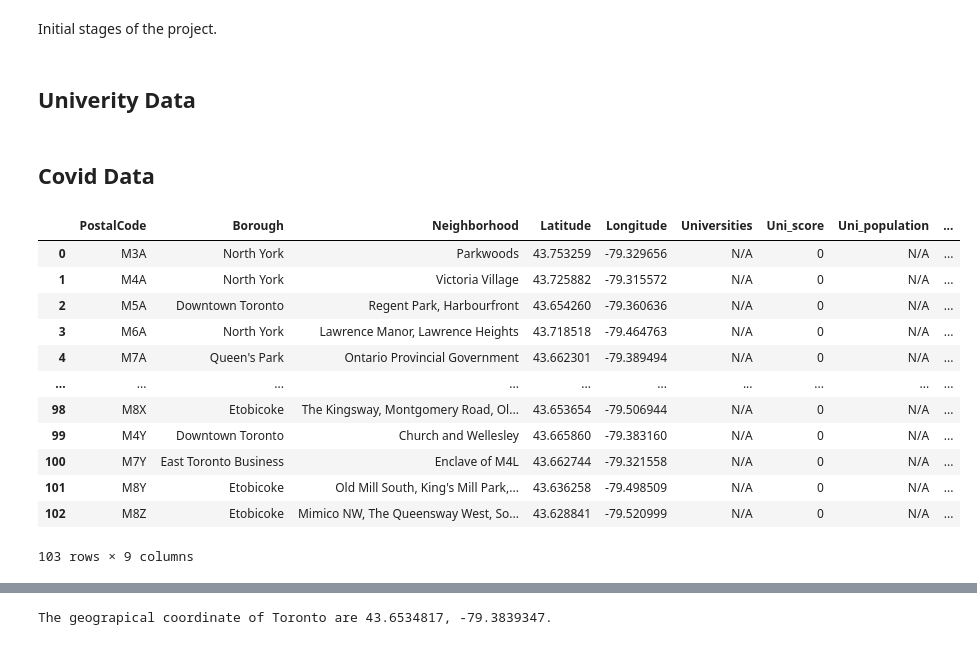
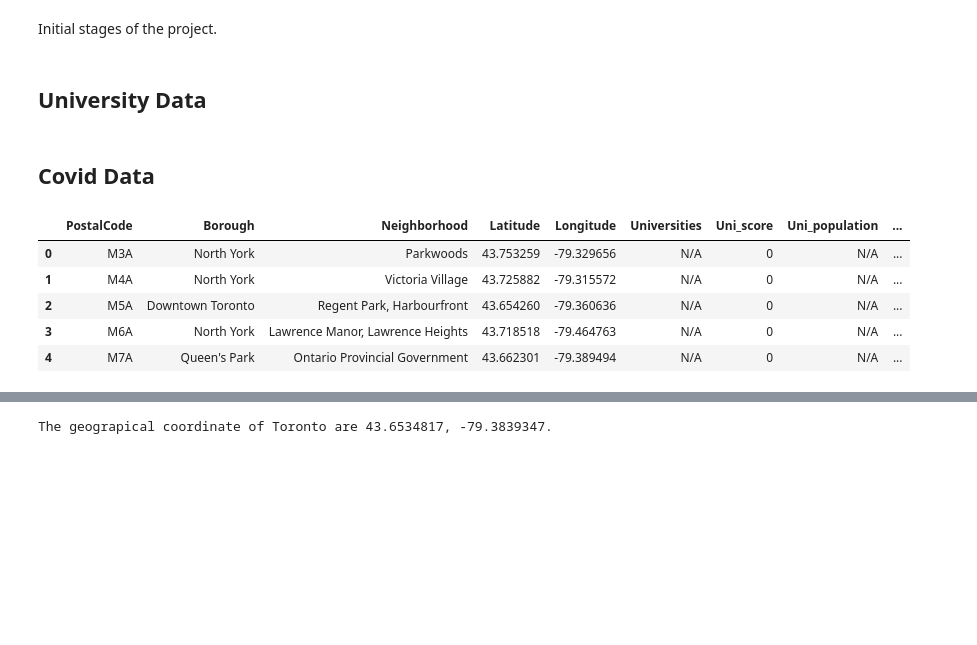
Before and after one commit to DLinthorne/Consumer-Segmentation, a Jupyter notebook: Project.ipynb, the cells around one changed output, grey strips where cells are left out. Cells and saved outputs as stored; diff of their text form; code cells hidden in the pictures; blank space fills up the shorter version.

```diff
--- a/Project.ipynb
+++ b/Project.ipynb
@@ -60,7 +58,7 @@ geo_data.rename(columns={"Postal Code": "PostalCode"}, inplace=True)
 
 toronto_borough = df.merge(geo_data, on=["PostalCode"])
 # %% [markdown]
-## Univerity Data
+## University Data
 # %%
 uni_data = pd.read_csv("Universities.csv")
 uni_data
@@ -104,21 +102,14 @@ toronto_borough['Covid_cases'] = normalized_covid
 
 #toronto_borough = toronto_borough[toronto_borough['Borough'].str.contains('Toronto', na=False)].reset_index(drop=True)
 # %%
-toronto_borough
+toronto_borough.head()
 # %% [output]
 |  | PostalCode | Borough | Neighborhood | Latitude | Longitude | Universities | Uni_score | Uni_population | ... |
 | 0 | M3A | North York | Parkwoods | 43.753259 | -79.329656 | N/A | 0 | N/A | ... |
 | 1 | M4A | North York | Victoria Village | 43.725882 | -79.315572 | N/A | 0 | N/A | ... |
 | 2 | M5A | Downtown Toronto | Regent Park, Harbourfront | 43.654260 | -79.360636 | N/A | 0 | N/A | ... |
 | 3 | M6A | North York | Lawrence Manor, Lawrence Heights | 43.718518 | -79.464763 | N/A | 0 | N/A | ... |
 | 4 | M7A | Queen's Park | Ontario Provincial Government | 43.662301 | -79.389494 | N/A | 0 | N/A | ... |
-| ... | ... | ... | ... | ... | ... | ... | ... | ... | ... |
-| 98 | M8X | Etobicoke | The Kingsway, Montgomery Road, Ol... | 43.653654 | -79.506944 | N/A | 0 | N/A | ... |
-| 99 | M4Y | Downtown Toronto | Church and Wellesley | 43.665860 | -79.383160 | N/A | 0 | N/A | ... |
-| 100 | M7Y | East Toronto Business | Enclave of M4L | 43.662744 | -79.321558 | N/A | 0 | N/A | ... |
-| 101 | M8Y | Etobicoke | Old Mill South, King's Mill Park,... | 43.636258 | -79.498509 | N/A | 0 | N/A | ... |
-| 102 | M8Z | Etobicoke | Mimico NW, The Queensway West, So... | 43.628841 | -79.520999 | N/A | 0 | N/A | ... |
-103 rows × 9 columns
 # %%
 toronto_with_uni = toronto_borough.loc[toronto_borough['Uni_score'] == 1]
 toronto_no_uni = toronto_borough.loc[toronto_borough['Uni_score'] == 0]
```
Also changed, not shown: parts of 14 cells of this notebook, 7 other files.
